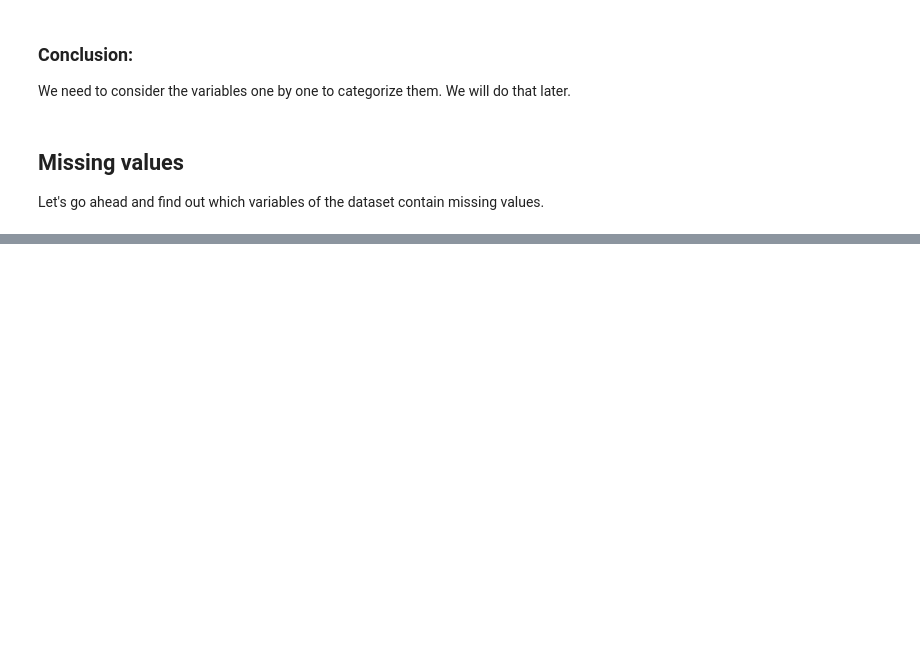
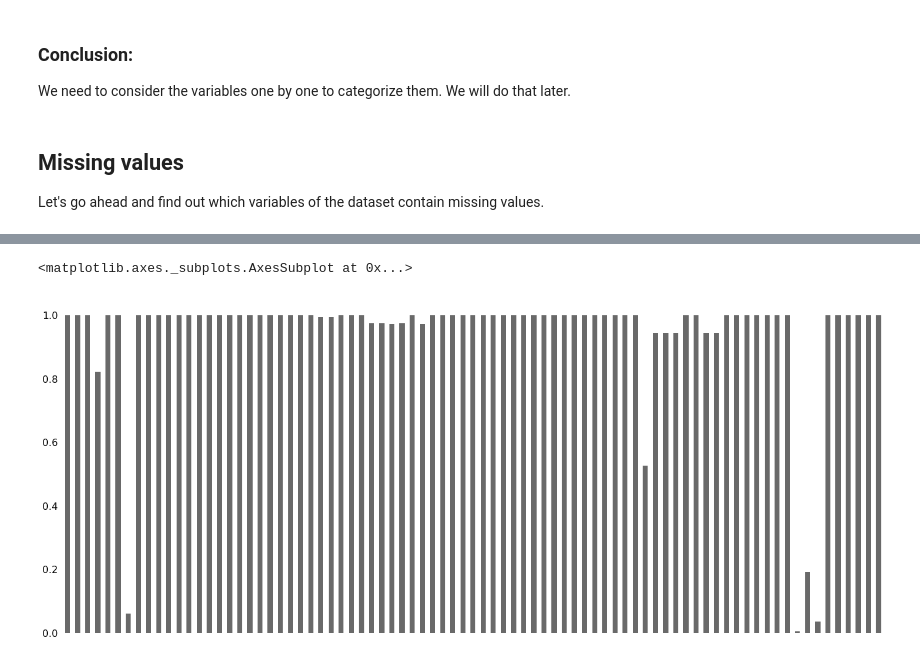
Before and after one commit to lohiermichael/house-prices-prediction, a Jupyter notebook: notebooks/1.data_analysis.ipynb, the cells around one changed output, grey strips where cells are left out. Drawn from its saved outputs; the diff is of its cells as text; code cells hidden in the pictures; blank space fills up the shorter version.

```diff
--- a/notebooks/1.data_analysis.ipynb
+++ b/notebooks/1.data_analysis.ipynb
@@ -176,0 +186,5 @@ Let's go ahead and find out which variables of the dataset contain missing value
+# %%
+msno.bar(data)
+# %% [output]
+<matplotlib.axes._subplots.AxesSubplot at 0x...>
+[figure, added]
```
Also changed, not shown: parts of 8 cells of this notebook.
